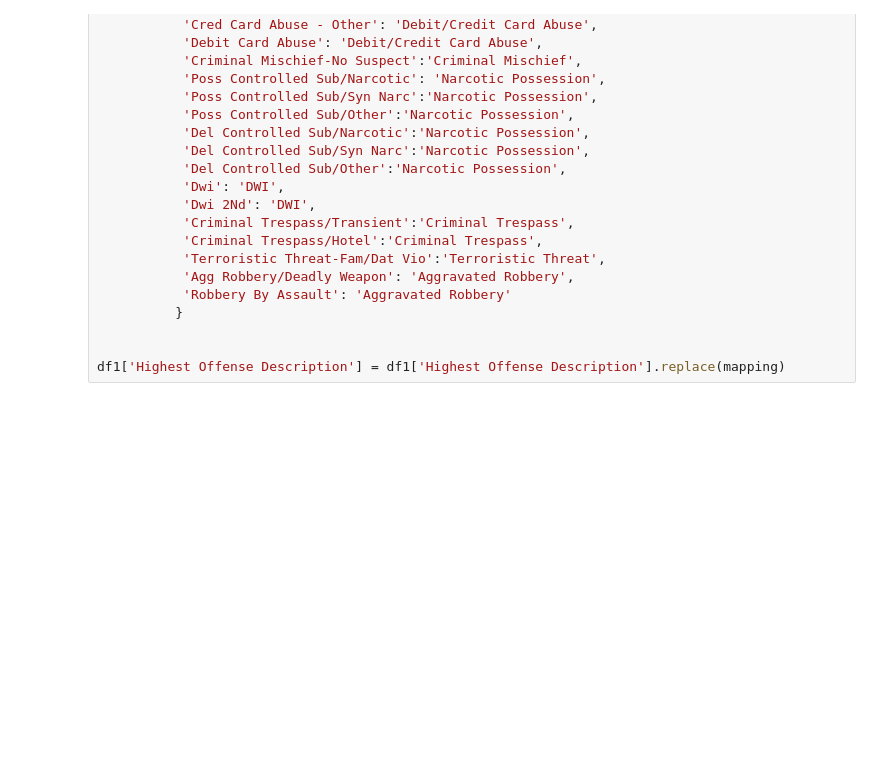
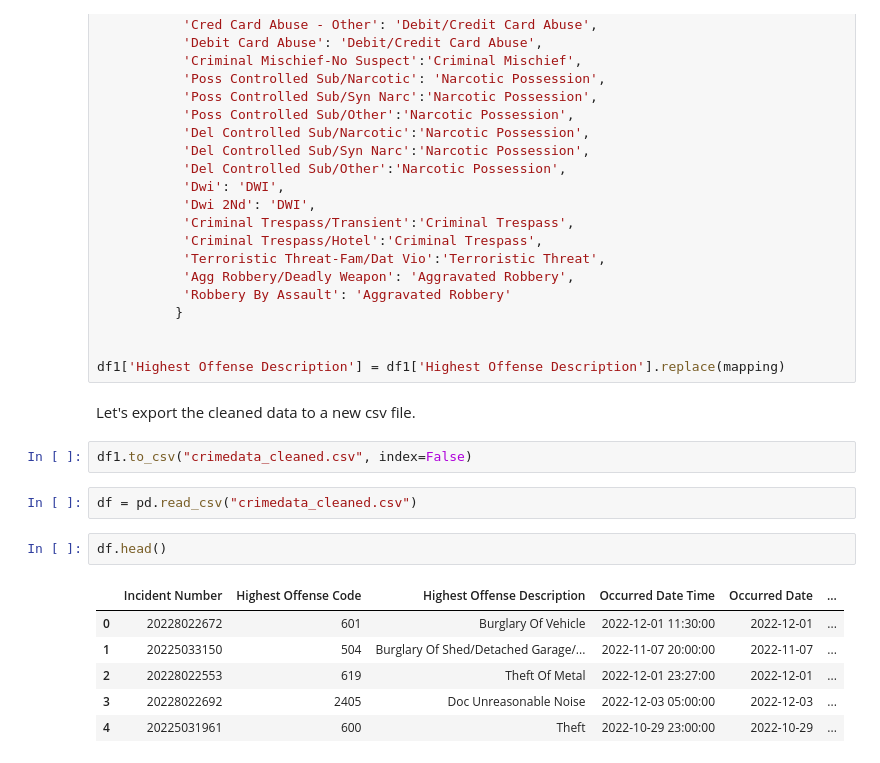
Before and after one commit to binayakhadka/crime_neighborhood_airbnb, a Jupyter notebook: Data_wrangling_crime_data.ipynb, the cells around one changed output. Cells and saved outputs as stored; diff of their text form; blank space fills up the shorter version.

Commit message:
datawrangling-crime data

```diff
--- a/Data_wrangling_crime_data.ipynb
+++ b/Data_wrangling_crime_data.ipynb
@@ -186,3 +193,18 @@ mapping = {'Agg Assault':'Aggravated Assault',
 
 
 df1['Highest Offense Description'] = df1['Highest Offense Description'].replace(mapping)
+# %% [markdown]
+Let's export the cleaned data to a new csv file.
+# %%
+df1.to_csv("crimedata_cleaned.csv", index=False)
+# %%
+df = pd.read_csv("crimedata_cleaned.csv")
+# %%
+df.head()
+# %% [output]
+|  | Incident Number | Highest Offense Code | Highest Offense Description | Occurred Date Time | Occurred Date | ... |
+| 0 | 20228022672 | 601 | Burglary Of Vehicle | 2022-12-01 11:30:00 | 2022-12-01 | ... |
+| 1 | 20225033150 | 504 | Burglary Of Shed/Detached Garage/... | 2022-11-07 20:00:00 | 2022-11-07 | ... |
+| 2 | 20228022553 | 619 | Theft Of Metal | 2022-12-01 23:27:00 | 2022-12-01 | ... |
+| 3 | 20228022692 | 2405 | Doc Unreasonable Noise | 2022-12-03 05:00:00 | 2022-12-03 | ... |
+| 4 | 20225031961 | 600 | Theft | 2022-10-29 23:00:00 | 2022-10-29 | ... |
```
Also changed, not shown: parts of 1 cell of this notebook.
